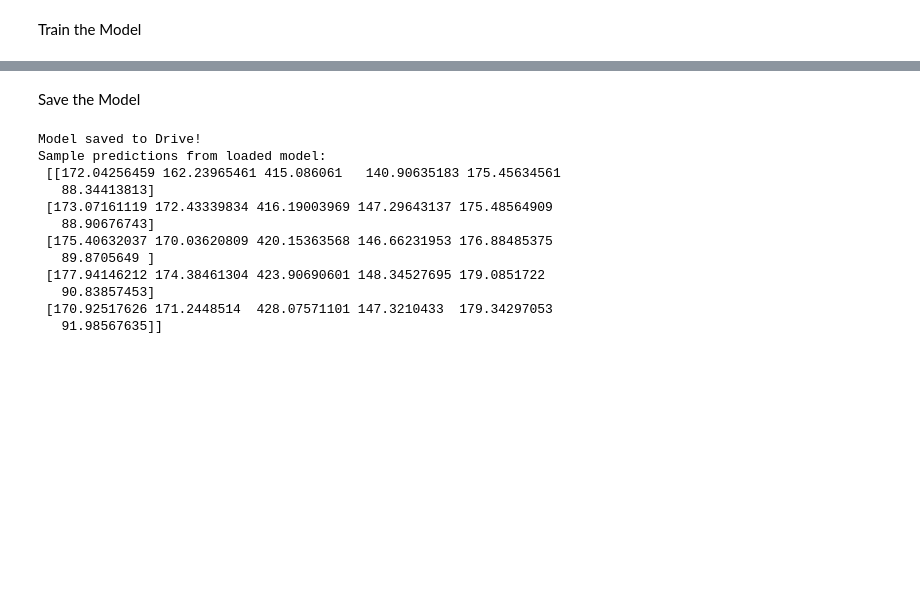
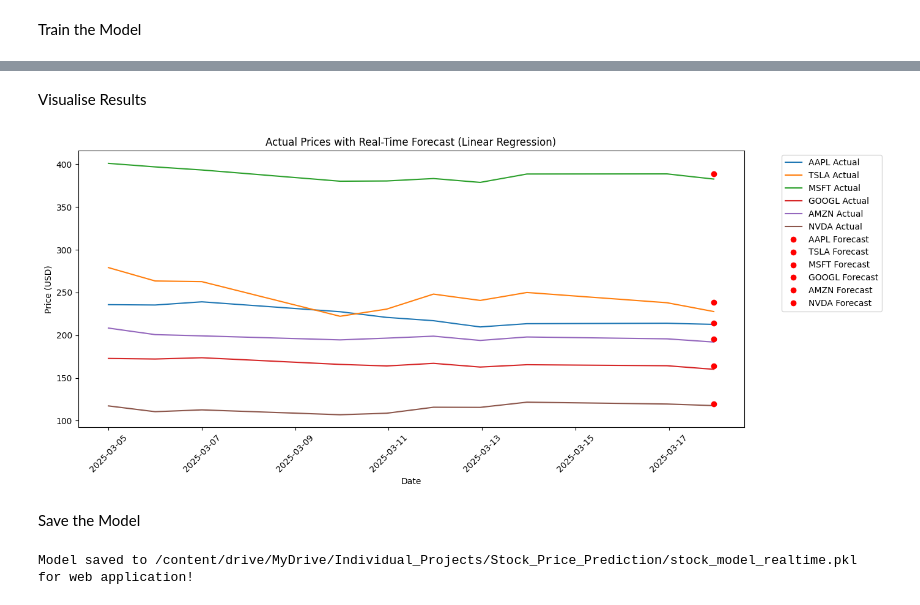
Before and after one commit to vimesh630/Stock-Price-Forecast-Prediction, a Jupyter notebook: Stock_Price_Prediction.ipynb, the cells around one changed output, grey strips where cells are left out. Saved outputs shown, nothing was run; the diff lists cells and outputs as text; code cells hidden in the pictures; blank space fills up the shorter version.

Commit message:
Improved the model with more stocks and updatef the model with visualisations.

```diff
--- a/Stock_Price_Prediction.ipynb
+++ b/Stock_Price_Prediction.ipynb
@@ -156,0 +171,15 @@ NVDA MSE: 17.94
+# %%
+# Define features (X) and targets (y)
+feature_cols = [f"{stock}_Prev" for stock in stocks]  # e.g., ["AAPL_Prev", ..., "NVDA_Prev"]
+X = df[feature_cols]
+y = df[stocks]  # e.g., ["AAPL", ..., "NVDA"]
+
+# Use all but the last row for training
+X_train = X.iloc[:-1]
+y_train = y.iloc[:-1]
+
+# Train Linear Regression model
+model = LinearRegression()
+model.fit(X_train, y_train)
+
+print("Model trained successfully!")
@@ -156,0 +190,9 @@ NVDA MSE: 17.94
+# %%
+# Use the last row for real-time prediction
+X_latest = X.iloc[-1:]
+
+# Predict on the latest data (real-time forecast)
+latest_predictions = model.predict(X_latest)
+print("Real-time forecast for next day:")
+for stock, pred in zip(stocks, latest_predictions[0]):
+    print(f"{stock}: ${pred:.2f}")
@@ -157,27 +207,29 @@ NVDA MSE: 17.94
+# %% [markdown]
+Visualise Results
+# %%
+# Visualize actual prices with real-time forecast
+plt.figure(figsize=(14, 6))
+plt.plot(df.index[-10:], y.iloc[-10:], label=[f"{stock} Actual" for stock in stocks])  # Last 10 days
+
+# Iterate over stocks and predictions to create individual forecast points
+for i, stock in enumerate(stocks):
+    plt.plot(df.index[-1], latest_predictions[0][i], 'ro', label=f"{stock} Forecast")
+
+plt.title("Actual Prices with Real-Time Forecast (Linear Regression)")
+plt.xlabel("Date")
+plt.ylabel("Price (USD)")
+plt.legend(bbox_to_anchor=(1.05, 1), loc='upper left')  # Move legend outside to avoid clutter
+plt.xticks(rotation=45)
+plt.tight_layout()
+plt.show()
+# %% [output]
+[figure, added]
 # %% [markdown]
 Save the Model
-# %%
-# Import joblib for saving the model
-import joblib
-
-# Save the trained model to Google Drive
-joblib.dump(model, "/content/drive/MyDrive/Individual_Projects/Stock_Price_Prediction/stock_model_linear.pkl")
-print("Model saved to Drive!")
-
-# Verify by loading and testing
-loaded_model = joblib.load("/content/drive/MyDrive/Individual_Projects/Stock_Price_Prediction/stock_model_linear.pkl")
-test_predictions = loaded_model.predict(X_test[:5])
-print("Sample predictions from loaded model:\n", test_predictions)
-# %% [output]
-Model saved to Drive!
-Sample predictions from loaded model:
- [[172.04256459 162.23965461 415.086061   140.90635183 175.45634561
-   88.34413813]
- [173.07161119 172.43339834 416.19003969 147.29643137 175.48564909
-   88.90676743]
- [175.40632037 170.03620809 420.15363568 146.66231953 176.88485375
-   89.8705649 ]
- [177.94146212 174.38461304 423.90690601 148.34527695 179.0851722
-   90.83857453]
- [170.92517626 171.2448514  428.07571101 147.3210433  179.34297053
-   91.98567635]]
+# %%
+# Save the model to Google Drive for web application
+model_save_path = "/content/drive/MyDrive/Individual_Projects/Stock_Price_Prediction/stock_model_realtime.pkl"
+joblib.dump(model, model_save_path)
+print(f"Model saved to {model_save_path} for web application!")
+# %% [output]
+Model saved to /content/drive/MyDrive/Individual_Projects/Stock_Price_Prediction/stock_model_realtime.pkl for web application!
```
Also changed, not shown: parts of 18 cells of this notebook.
